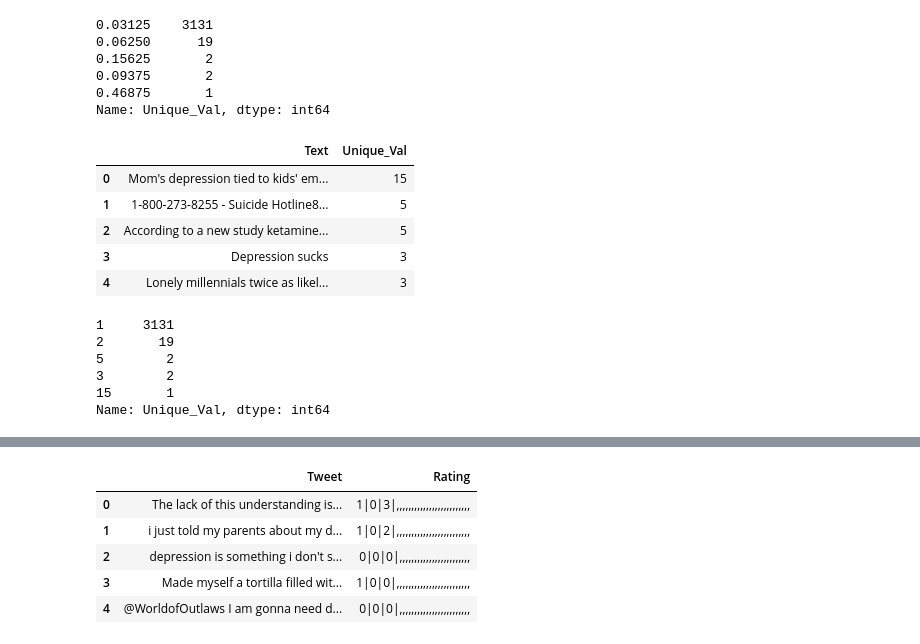
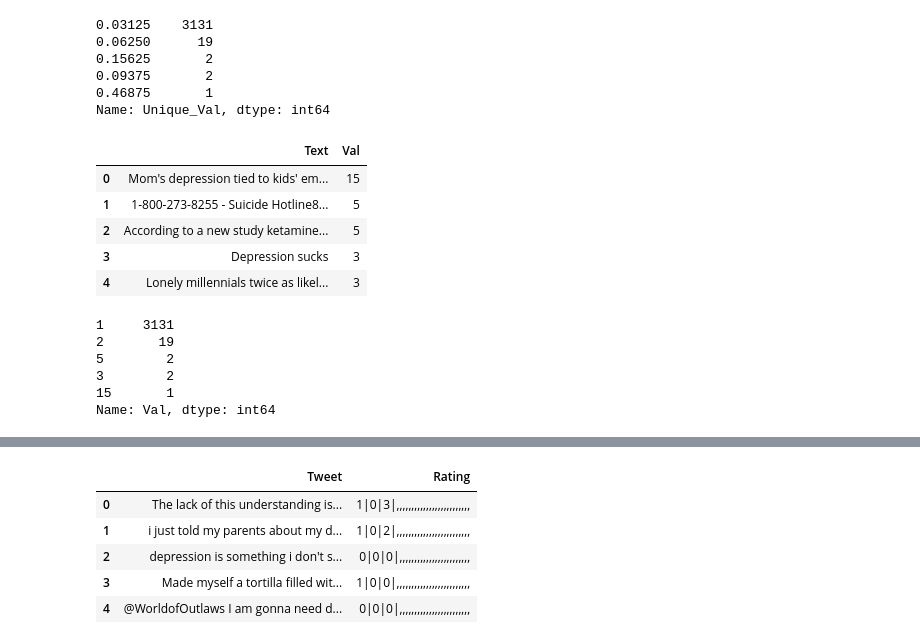
Before and after one commit to Rifat951/Depression-detection-using-Twitter-Dataset, a Jupyter notebook: AML_Data_Preprocessing.ipynb, the cells around one changed output, grey strips where cells are left out. Drawn from its saved outputs; the diff is of its cells as text; code cells hidden in the pictures.

```diff
--- a/AML_Data_Preprocessing.ipynb
+++ b/AML_Data_Preprocessing.ipynb
@@ -132,17 +132,17 @@ df_disp_ori = df_processed_col["Tweet"].value_counts()
 df_disp_ori.to_csv('new_disp.csv')
 # %%
 df_disp1 = pd.read_csv("/content/new_disp.csv", header = None)
-df_disp1.columns = ["Text", "Unique_Val"]
+df_disp1.columns = ["Text", "Val"]
 df_disp1.head()
 # %% [output]
-|  | Text | Unique_Val |
+|  | Text | Val |
 | 0 | Mom's depression tied to kids' em... | 15 |
 | 1 | 1-800-273-8255 - Suicide Hotline8... | 5 |
 | 2 | According to a new study ketamine... | 5 |
 | 3 | Depression sucks | 3 |
 | 4 | Lonely millennials twice as likel... | 3 |
 # %%
-df_disp1 = df_disp1["Unique_Val"].value_counts()
+df_disp1 = df_disp1["Val"].value_counts()
 df_disp1.head()
 # %% [output]
 1     3131
@@ -150,4 +150,4 @@ df_disp1.head()
 5        2
 3        2
 15       1
-Name: Unique_Val, dtype: int64
+Name: Val, dtype: int64
```
Also changed, not shown: parts of 30 cells of this notebook.
